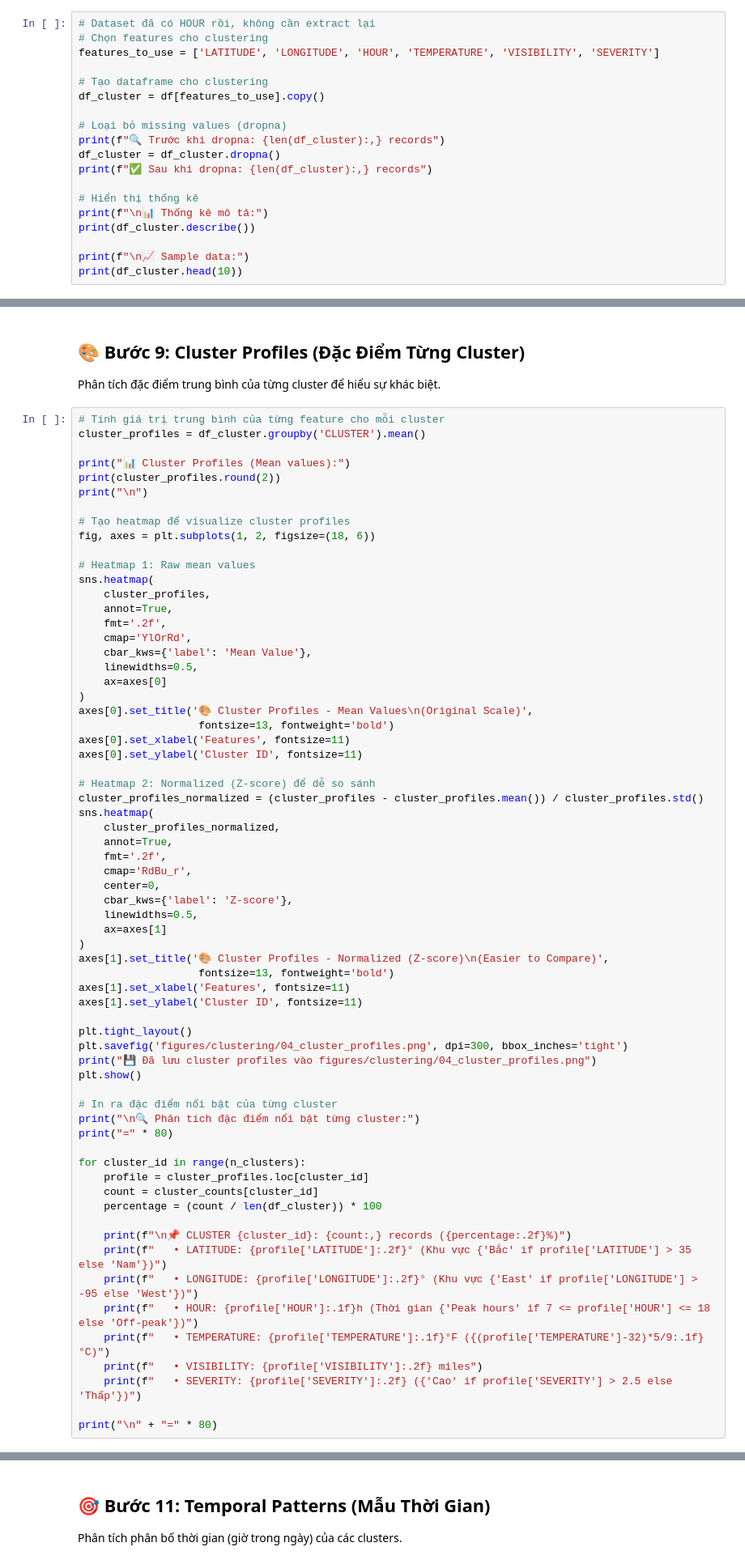
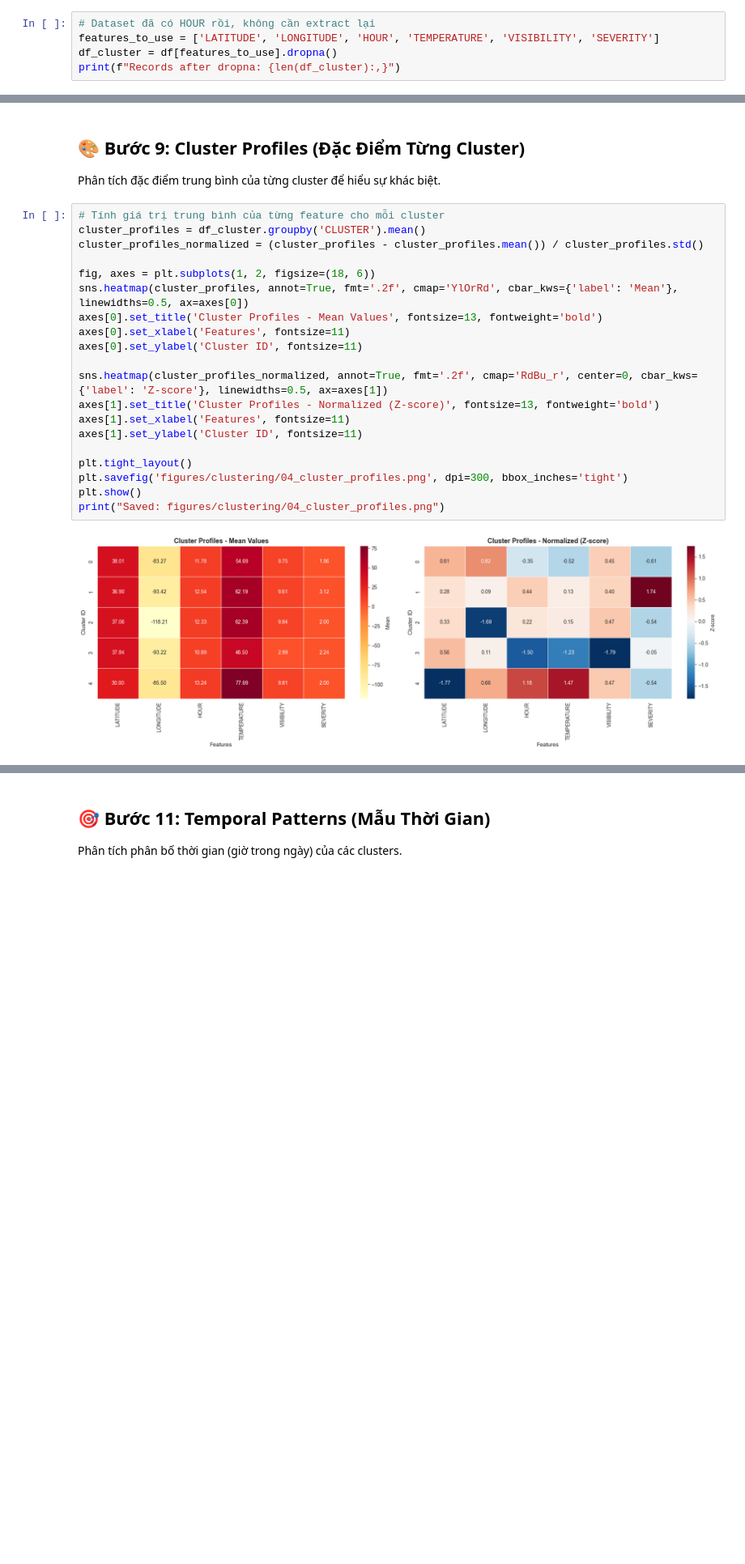
Before and after one commit to helios-ryuu/IS217Q13_23521367_23520982, a Jupyter notebook: source/data_mining_project/02_clustering_hierarchical.ipynb, the cells around one changed output, grey strips where cells are left out. Shown at 81% size. Cells and saved outputs as stored; diff of their text form; blank space fills up the shorter version.

```diff
--- a/source/data_mining_project/02_clustering_hierarchical.ipynb
+++ b/source/data_mining_project/02_clustering_hierarchical.ipynb
@@ -131,21 +88,7 @@ print(f"\n📋 Columns: {list(df.columns[:10])}... (showing first 10)")
 Tạo feature HOUR từ Start_Time và chọn các features quan trọng cho clustering.
 # %%
 # Dataset đã có HOUR rồi, không cần extract lại
-# Chọn features cho clustering
 features_to_use = ['LATITUDE', 'LONGITUDE', 'HOUR', 'TEMPERATURE', 'VISIBILITY', 'SEVERITY']
-
-# Tạo dataframe cho clustering
-df_cluster = df[features_to_use].copy()
-
-# Loại bỏ missing values (dropna)
-print(f"🔍 Trước khi dropna: {len(df_cluster):,} records")
-df_cluster = df_cluster.dropna()
-print(f"✅ Sau khi dropna: {len(df_cluster):,} records")
-
-# Hiển thị thống kê
-print(f"\n📊 Thống kê mô tả:")
-print(df_cluster.describe())
-
-print(f"\n📈 Sample data:")
-print(df_cluster.head(10))
+df_cluster = df[features_to_use].dropna()
+print(f"Records after dropna: {len(df_cluster):,}")
 # %% [output]
@@ -519,67 +171,22 @@ Phân tích đặc điểm trung bình của từng cluster để hiểu sự kh
 # %%
 # Tính giá trị trung bình của từng feature cho mỗi cluster
 cluster_profiles = df_cluster.groupby('CLUSTER').mean()
+cluster_profiles_normalized = (cluster_profiles - cluster_profiles.mean()) / cluster_profiles.std()
 
-print("📊 Cluster Profiles (Mean values):")
-print(cluster_profiles.round(2))
-print("\n")
-
-# Tạo heatmap để visualize cluster profiles
 fig, axes = plt.subplots(1, 2, figsize=(18, 6))
-
-# Heatmap 1: Raw mean values
-sns.heatmap(
-    cluster_profiles,
-    annot=True,
-    fmt='.2f',
-    cmap='YlOrRd',
-    cbar_kws={'label': 'Mean Value'},
-    linewidths=0.5,
-    ax=axes[0]
-)
-axes[0].set_title('🎨 Cluster Profiles - Mean Values\n(Original Scale)',
-                   fontsize=13, fontweight='bold')
+sns.heatmap(cluster_profiles, annot=True, fmt='.2f', cmap='YlOrRd', cbar_kws={'label': 'Mean'}, linewidths=0.5, ax=axes[0])
+axes[0].set_title('Cluster Profiles - Mean Values', fontsize=13, fontweight='bold')
 axes[0].set_xlabel('Features', fontsize=11)
 axes[0].set_ylabel('Cluster ID', fontsize=11)
 
-# Heatmap 2: Normalized (Z-score) để dễ so sánh
-cluster_profiles_normalized = (cluster_profiles - cluster_profiles.mean()) / cluster_profiles.std()
-sns.heatmap(
-    cluster_profiles_normalized,
-    annot=True,
-    fmt='.2f',
-    cmap='RdBu_r',
-    center=0,
-    cbar_kws={'label': 'Z-score'},
-    linewidths=0.5,
-    ax=axes[1]
-)
-axes[1].set_title('🎨 Cluster Profiles - Normalized (Z-score)\n(Easier to Compare)',
-                   fontsize=13, fontweight='bold')
+sns.heatmap(cluster_profiles_normalized, annot=True, fmt='.2f', cmap='RdBu_r', center=0, cbar_kws={'label': 'Z-score'}, linewidths=0.5, ax=axes[1])
+axes[1].set_title('Cluster Profiles - Normalized (Z-score)', fontsize=13, fontweight='bold')
 axes[1].set_xlabel('Features', fontsize=11)
 axes[1].set_ylabel('Cluster ID', fontsize=11)
 
 plt.tight_layout()
 plt.savefig('figures/clustering/04_cluster_profiles.png', dpi=300, bbox_inches='tight')
-print("💾 Đã lưu cluster profiles vào figures/clustering/04_cluster_profiles.png")
 plt.show()
-
-# In ra đặc điểm nổi bật của từng cluster
-print("\n🔍 Phân tích đặc điểm nổi bật từng cluster:")
-print("=" * 80)
-
-for cluster_id in range(n_clusters):
-    profile = cluster_profiles.loc[cluster_id]
-    count = cluster_counts[cluster_id]
-    percentage = (count / len(df_cluster)) * 100
-
-    print(f"\n📌 CLUSTER {cluster_id}: {count:,} records ({percentage:.2f}%)")
-    print(f"   • LATITUDE: {profile['LATITUDE']:.2f}° (Khu vực {'Bắc' if profile['LATITUDE'] > 35 else 'Nam'})")
-    print(f"   • LONGITUDE: {profile['LONGITUDE']:.2f}° (Khu vực {'East' if profile['LONGITUDE'] > -95 else 'West'})")
-    print(f"   • HOUR: {profile['HOUR']:.1f}h (Thời gian {'Peak hours' if 7 <= profile['HOUR'] <= 18 else 'Off-peak'})")
-    print(f"   • TEMPERATURE: {profile['TEMPERATURE']:.1f}°F ({(profile['TEMPERATURE']-32)*5/9:.1f}°C)")
-    print(f"   • VISIBILITY: {profile['VISIBILITY']:.2f} miles")
-    print(f"   • SEVERITY: {profile['SEVERITY']:.2f} ({'Cao' if profile['SEVERITY'] > 2.5 else 'Thấp'})")
-
-print("\n" + "=" * 80)
+print("Saved: figures/clustering/04_cluster_profiles.png")
 # %% [output]
+[figure, new version]
```
Also changed, not shown: parts of 21 cells of this notebook, 49 other files.
